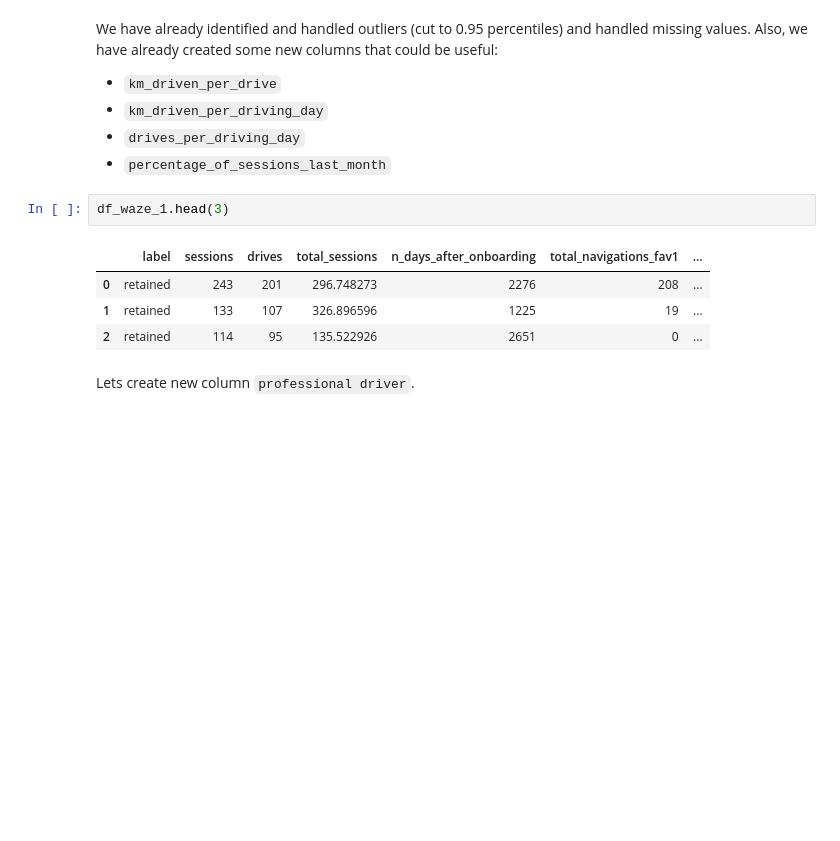
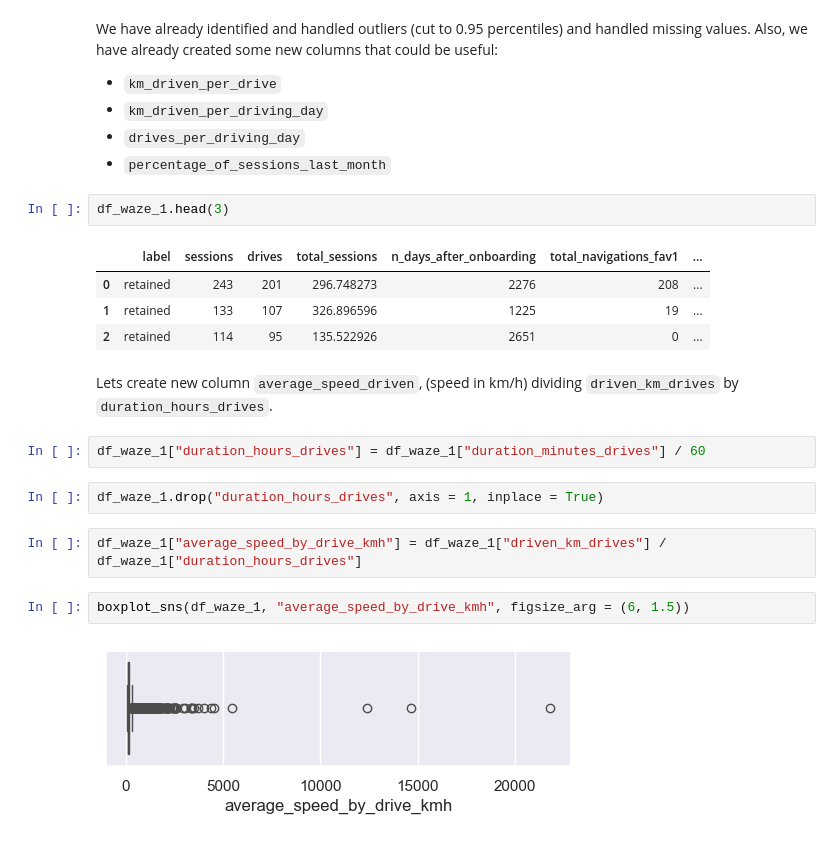
Before and after one commit to Damian-oo/Customer-Churn-Prediction-Waze-app, a Jupyter notebook: Waze Churn Project_full.ipynb, the cells around one changed output. Drawn from its saved outputs; the diff is of its cells as text; blank space fills up the shorter version.

```diff
--- a/Waze Churn Project_full.ipynb
+++ b/Waze Churn Project_full.ipynb
@@ -985,4 +985,14 @@ df_waze_1.head(3)
 | 1 | retained | 133 | 107 | 326.896596 | 1225 | 19 | ... |
 | 2 | retained | 114 | 95 | 135.522926 | 2651 | 0 | ... |
 # %% [markdown]
-Lets create new column `professional driver`.
+Lets create new column `average_speed_driven`, (speed in km/h) dividing `driven_km_drives` by `duration_hours_drives`.
+# %%
+df_waze_1["duration_hours_drives"] = df_waze_1["duration_minutes_drives"] / 60
+# %%
+df_waze_1.drop("duration_hours_drives", axis = 1, inplace = True)
+# %%
+df_waze_1["average_speed_by_drive_kmh"] = df_waze_1["driven_km_drives"] / df_waze_1["duration_hours_drives"]
+# %%
+boxplot_sns(df_waze_1, "average_speed_by_drive_kmh", figsize_arg = (6, 1.5))
+# %% [output]
+[figure, added]
```
Also changed, not shown: parts of 3 cells of this notebook.
